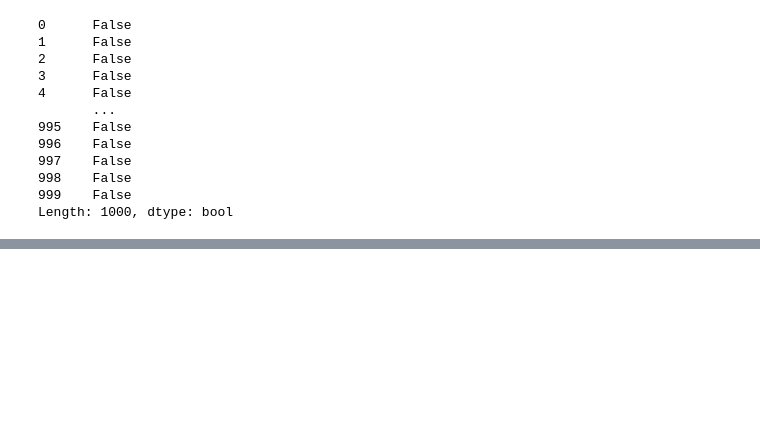
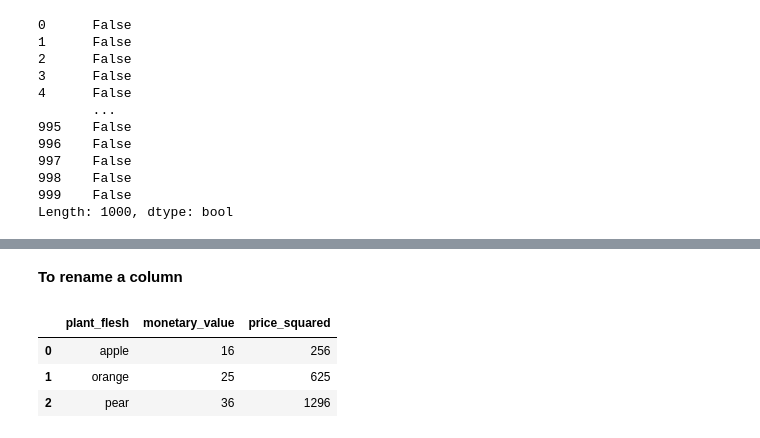
Before and after one commit to cagBRT/Intro-to-Pandas, a Jupyter notebook: Pandas_Commands.ipynb, the cells around one changed output, grey strips where cells are left out. Cells and saved outputs as stored; diff of their text form; code cells hidden in the pictures; blank space fills up the shorter version.

```diff
--- a/Pandas_Commands.ipynb
+++ b/Pandas_Commands.ipynb
@@ -210,0 +247,10 @@ data.drop_duplicates(keep = "first")
+# %% [markdown]
+**To rename a column**
+# %%
+df = df.rename(columns={'fruit':'plant_flesh', 'price':'monetary_value'})
+df
+# %% [output]
+|  | plant_flesh | monetary_value | price_squared |
+| 0 | apple | 16 | 256 |
+| 1 | orange | 25 | 625 |
+| 2 | pear | 36 | 1296 |
```
Also changed, not shown: parts of 23 cells of this notebook.
